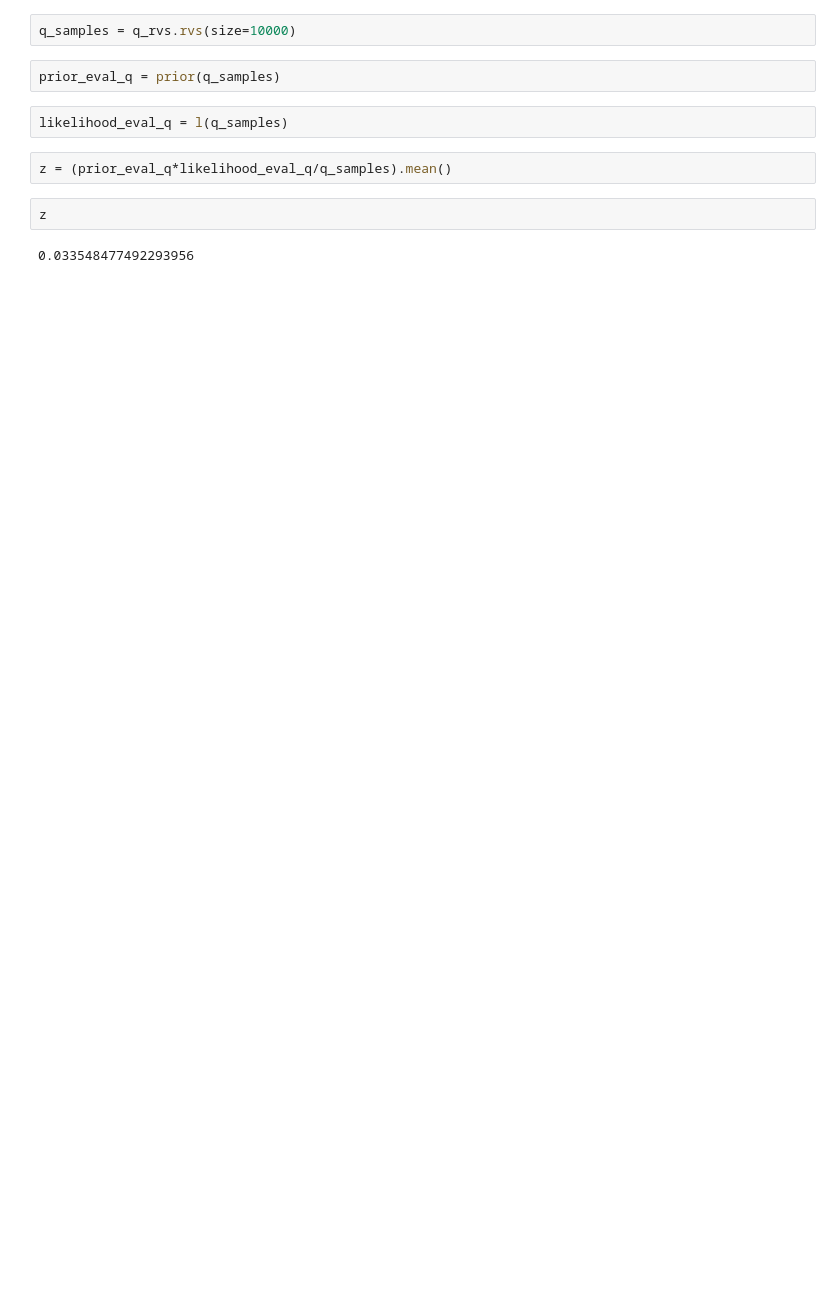
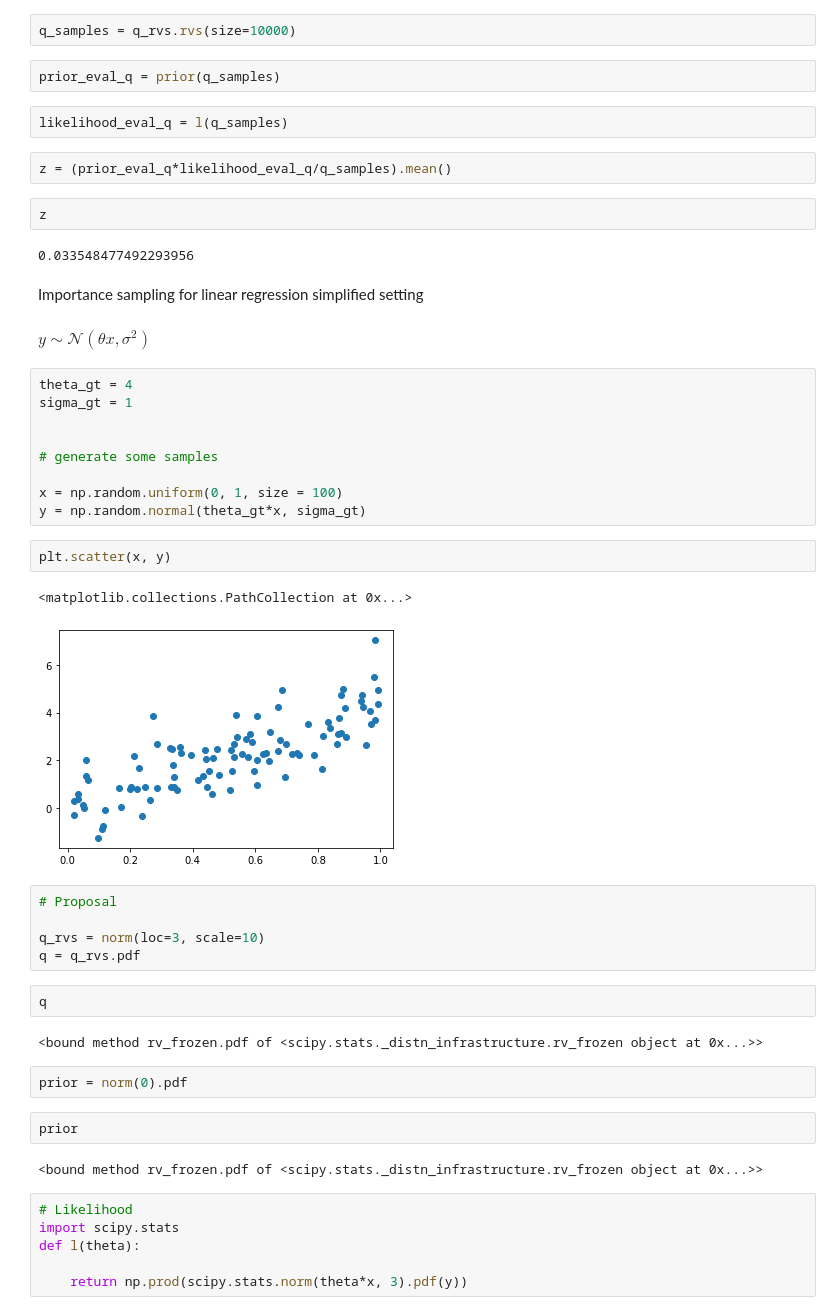
Before and after one commit to explain-ml/explain-ml-deprecated, a Jupyter notebook: notebooks/2021-March-10-importance-sampling.ipynb, the cells around one changed output. Cells and saved outputs as stored; diff of their text form; blank space fills up the shorter version.

```diff
--- a/notebooks/2021-March-10-importance-sampling.ipynb
+++ b/notebooks/2021-March-10-importance-sampling.ipynb
@@ -51,3 +51,42 @@ z = (prior_eval_q*likelihood_eval_q/q_samples).mean()
 z
 # %% [output]
 0.033548477492293956
+# %% [markdown]
+Importance sampling for linear regression simplified setting
+# %% [markdown]
+$y \sim \mathcal{N}(\theta x, \sigma^2)$
+# %%
+theta_gt = 4
+sigma_gt = 1
+
+
+# generate some samples
+
+x = np.random.uniform(0, 1, size = 100)
+y = np.random.normal(theta_gt*x, sigma_gt)
+# %%
+plt.scatter(x, y)
+# %% [output]
+<matplotlib.collections.PathCollection at 0x...>
+[figure, added]
+# %%
+# Proposal
+
+q_rvs = norm(loc=3, scale=10)
+q = q_rvs.pdf
+# %%
+q
+# %% [output]
+<bound method rv_frozen.pdf of <scipy.stats._distn_infrastructure.rv_frozen object at 0x...>>
+# %%
+prior = norm(0).pdf
+# %%
+prior
+# %% [output]
+<bound method rv_frozen.pdf of <scipy.stats._distn_infrastructure.rv_frozen object at 0x...>>
+# %%
+# Likelihood
+import scipy.stats
+def l(theta):
+
+    return np.prod(scipy.stats.norm(theta*x, 3).pdf(y))
```
Also changed, not shown: parts of 9 cells of this notebook, 1 other file.
